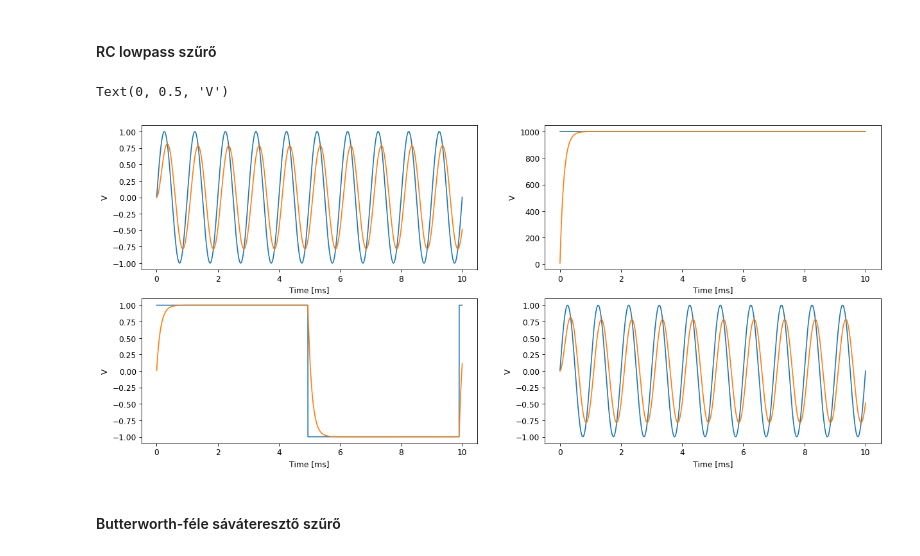
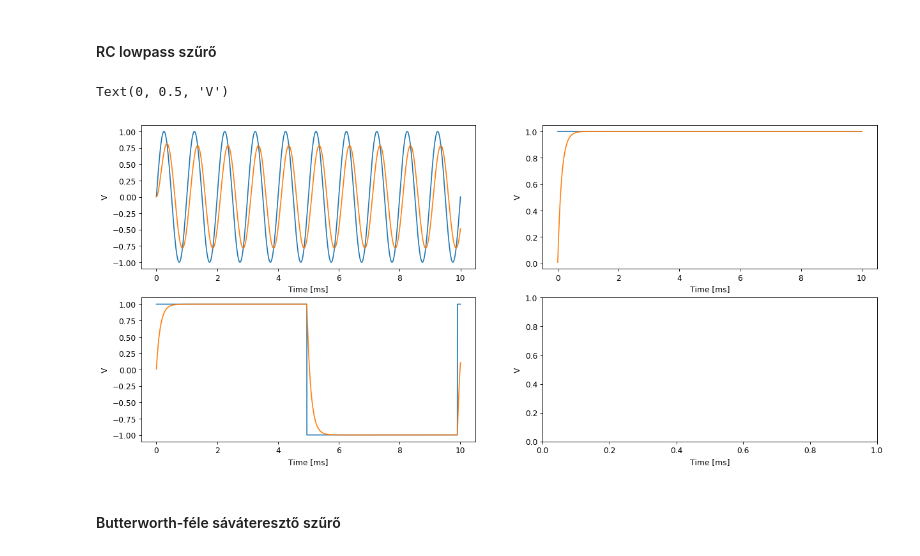
Before and after one commit to Tominano/Numerical-methods-of-physics-II, a Jupyter notebook: 3_feladatsor/3_feladat_Kapolcs.ipynb, the cells around one changed output. Drawn from its saved outputs; the diff is of its cells as text; code cells hidden in the pictures.

```diff
--- a/3_feladatsor/3_feladat_Kapolcs.ipynb
+++ b/3_feladatsor/3_feladat_Kapolcs.ipynb
@@ -210,13 +210,15 @@ def mero_negyszog(t = np.linspace(0, 1, 500), A = 1, f = 1000): # A 5 Hz wavefor
     #return jel, jel2, jel3
     return jel2
 
-def mero_egysegimp(t = np.linspace(0, 1, 500)):
-    jel = signal.unit_impulse(len(t), 'mid')
+def mero_egysegimp(t = np.linspace(-1, 2, 500)):
+    jel = signal.unit_impulse(len(t), 'mid', numpy.int8)
     return jel
 
-def mero_egysegugras(t = np.linspace(-1, 1, 500), A = 1000):
+def mero_egysegugras(t = np.linspace(-1, 1, 500), A = 1):
     #jel = (np.sign(t)+1)/2 # 0.5 0-ban
     jel2 = A*np.heaviside(t,0.5)
     #jel3 = [0 if t<0 else 1 if t>0 else 0.5 for t in t]
     #return jel, jel2, jel3
     return jel2
+
+max(np.linspace(-1, 1, 500))-min(np.linspace(-1, 1, 500))
@@ -276,37 +280,37 @@ c = rc_lowpass()
 
 t_sin, s_sin, r_sin = run_transient(c, lambda t: mero_sin(t), tstart=0, tstop=10e-3)
 t_ugras, s_ugras, r_ugras = run_transient(c, lambda t: mero_egysegugras(t), tstart=0, tstop=10e-3)
-# t_imp, s_imp, r_imp = run_transient(c, lambda t: mero_egysegimp(t), tstart=0, tstop=10e-1)
+# t_imp, s_imp, r_imp = run_transient(c, lambda t: mero_egysegimp(t), tstart=0, tstop=10e-3)
 t_negyszog, s_negyszog, r_negyszog = run_transient(c, lambda t: mero_negyszog(t,1,101), tstart=0, tstop=10e-3)
 # t_negyszog, s_negyszog, r_negyszog = run_transient(c, lambda t: interp1d(t,mero_negyszog(t,1,101), kind = 'linear'))
 
 plt.figure(num=None, figsize=(16, 8), dpi=80, facecolor='w', edgecolor='k')
 plt.subplot(2, 2, 1)
 plt.plot(t_sin * 1e3, s_sin)
 plt.plot(t_sin * 1e3, r_sin)
 plt.xlabel("Time [ms]")
 plt.ylabel("V")
 
 plt.subplot(2, 2, 2)
 plt.plot(t_ugras * 1e3, s_ugras)
 plt.plot(t_ugras * 1e3, r_ugras)
 plt.xlabel("Time [ms]")
 plt.ylabel("V")
 
 plt.subplot(2, 2, 3)
 plt.plot(t_negyszog * 1e3, s_negyszog)
 plt.plot(t_negyszog * 1e3, r_negyszog)
 plt.xlabel("Time [ms]")
 plt.ylabel("V")
 
 plt.subplot(2, 2, 4)
-plt.plot(t_sin * 1e3, s_sin)
-plt.plot(t_sin * 1e3, r_sin)
+# plt.plot(t_imp * 1e3, s_imp)
+# plt.plot(t_imp * 1e3, r_imp)
 plt.xlabel("Time [ms]")
 plt.ylabel("V")
 # %% [output]
 Text(0, 0.5, 'V')
-[figure, old version]
+[figure, new version]
 # %% [markdown]
 #### Butterworth-féle sáváteresztő szűrő
 # %%
```
Also changed, not shown: parts of 3 cells of this notebook.
